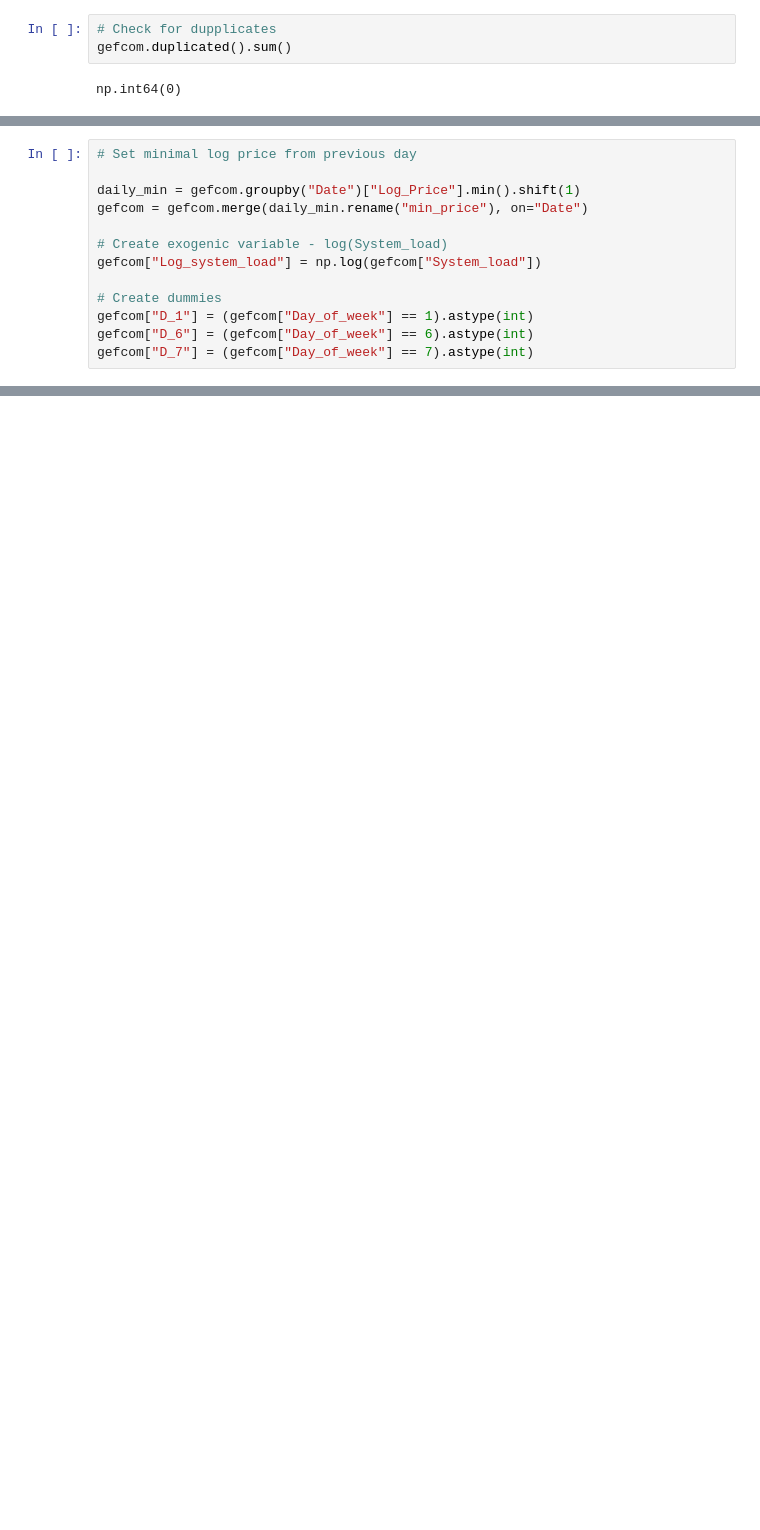
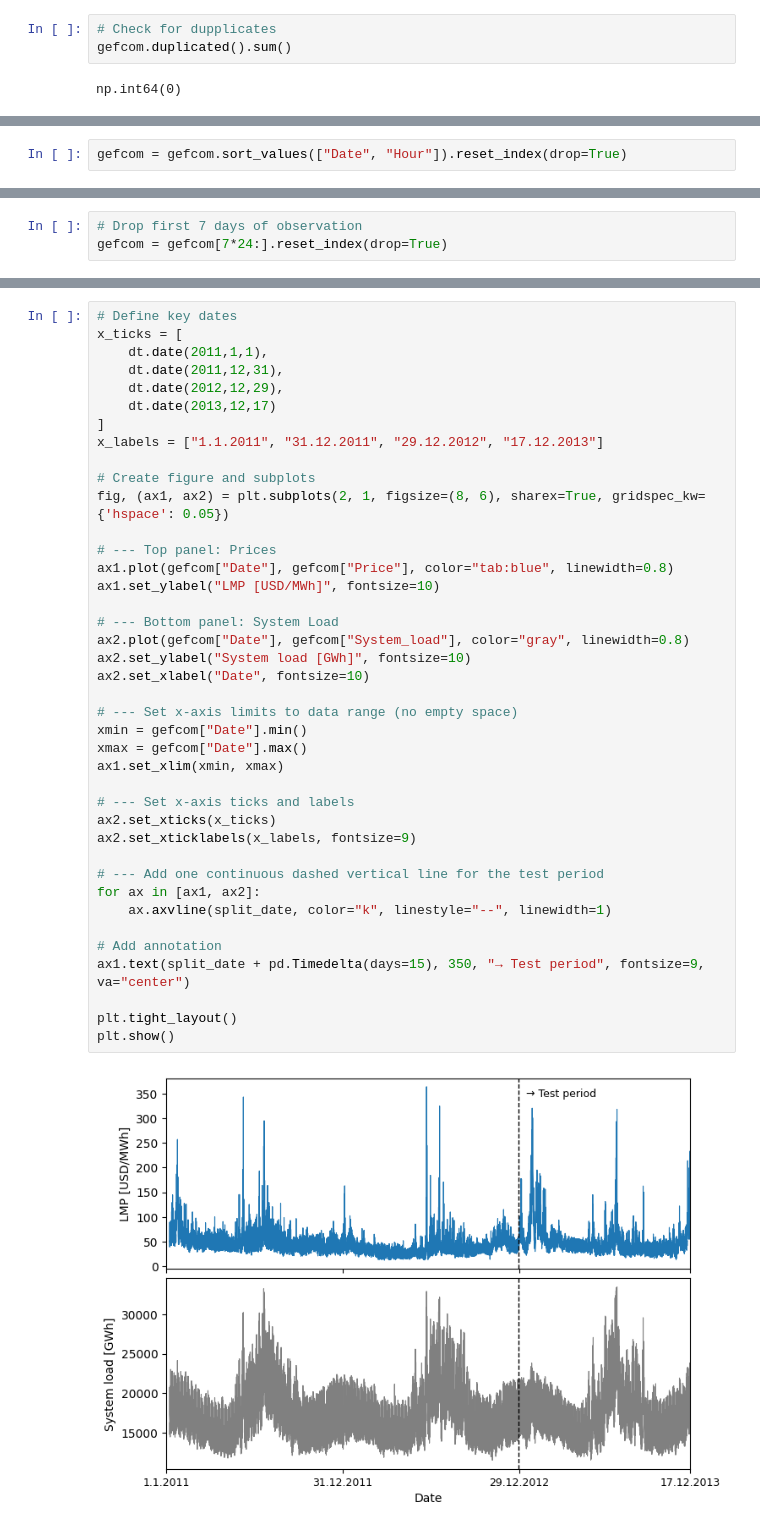
Before and after one commit to MoskwaIga/PredictiveAnalyticsProject, a Jupyter notebook: Project.ipynb, the cells around one changed output, grey strips where cells are left out. Cells and saved outputs as stored; diff of their text form; blank space fills up the shorter version.

```diff
--- a/Project.ipynb
+++ b/Project.ipynb
@@ -103,3 +83,5 @@ np.int64(0)
+# %%
+gefcom = gefcom.sort_values(["Date", "Hour"]).reset_index(drop=True)
 # %% [markdown]
 # Model building
 
@@ -113,16 +115,6 @@ gefcom["p_lag7"] = gefcom.groupby("Hour")["Log_Price"].shift(7)
-# %%
-# Set minimal log price from previous day
-
-daily_min = gefcom.groupby("Date")["Log_Price"].min().shift(1)
-gefcom = gefcom.merge(daily_min.rename("min_price"), on="Date")
-
-# Create exogenic variable - log(System_load)
-gefcom["Log_system_load"] = np.log(gefcom["System_load"])
-
-# Create dummies
-gefcom["D_1"] = (gefcom["Day_of_week"] == 1).astype(int)
-gefcom["D_6"] = (gefcom["Day_of_week"] == 6).astype(int)
-gefcom["D_7"] = (gefcom["Day_of_week"] == 7).astype(int)
+# %%
+# Drop first 7 days of observation
+gefcom = gefcom[7*24:].reset_index(drop=True)
 # %%
 # Split the data to train and test
 ## In the article: train: 2011-01-01 -> 2012-12-28, test: 2012-12-29 -> 2013-12-17
@@ -140,0 +122,42 @@ results = []
+# %%
+# Define key dates
+x_ticks = [
+    dt.date(2011,1,1),
+    dt.date(2011,12,31),
+    dt.date(2012,12,29),
+    dt.date(2013,12,17)
+]
+x_labels = ["1.1.2011", "31.12.2011", "29.12.2012", "17.12.2013"]
+
+# Create figure and subplots
+fig, (ax1, ax2) = plt.subplots(2, 1, figsize=(8, 6), sharex=True, gridspec_kw={'hspace': 0.05})
+
+# --- Top panel: Prices
+ax1.plot(gefcom["Date"], gefcom["Price"], color="tab:blue", linewidth=0.8)
+ax1.set_ylabel("LMP [USD/MWh]", fontsize=10)
+
+# --- Bottom panel: System Load
+ax2.plot(gefcom["Date"], gefcom["System_load"], color="gray", linewidth=0.8)
+ax2.set_ylabel("System load [GWh]", fontsize=10)
+ax2.set_xlabel("Date", fontsize=10)
+
+# --- Set x-axis limits to data range (no empty space)
+xmin = gefcom["Date"].min()
+xmax = gefcom["Date"].max()
+ax1.set_xlim(xmin, xmax)
+
+# --- Set x-axis ticks and labels
+ax2.set_xticks(x_ticks)
+ax2.set_xticklabels(x_labels, fontsize=9)
+
+# --- Add one continuous dashed vertical line for the test period
+for ax in [ax1, ax2]:
+    ax.axvline(split_date, color="k", linestyle="--", linewidth=1)
+
+# Add annotation
+ax1.text(split_date + pd.Timedelta(days=15), 350, "→ Test period", fontsize=9, va="center")
+
+plt.tight_layout()
+plt.show()
+# %% [output]
+[figure, added]
```
Also changed, not shown: parts of 22 cells of this notebook, 2 other files.
